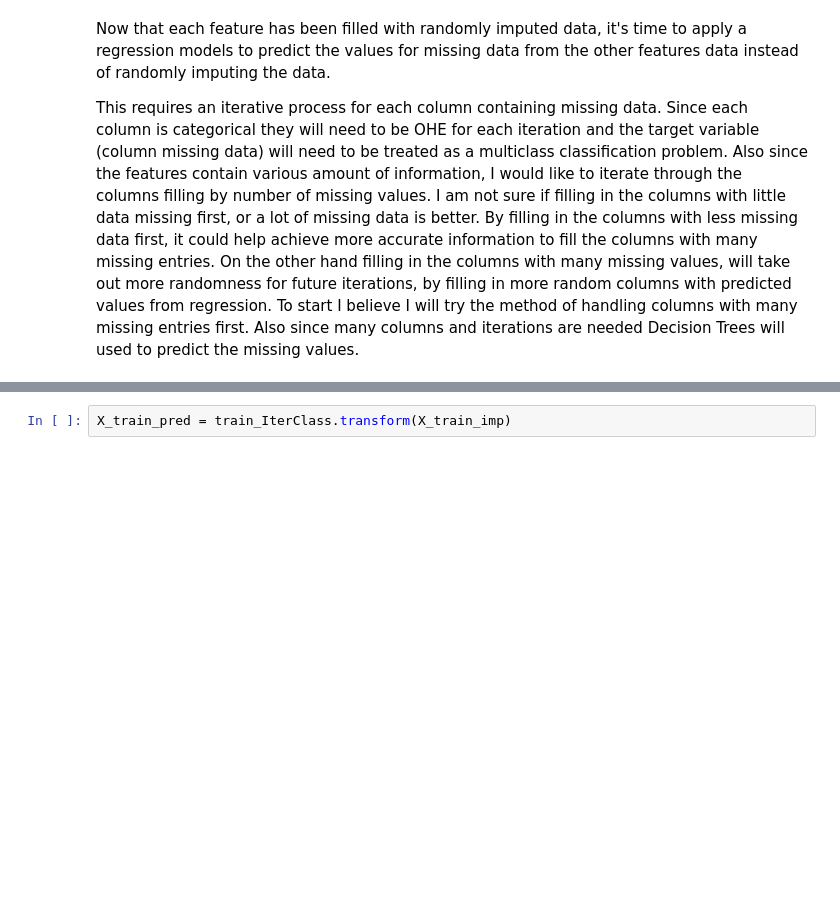
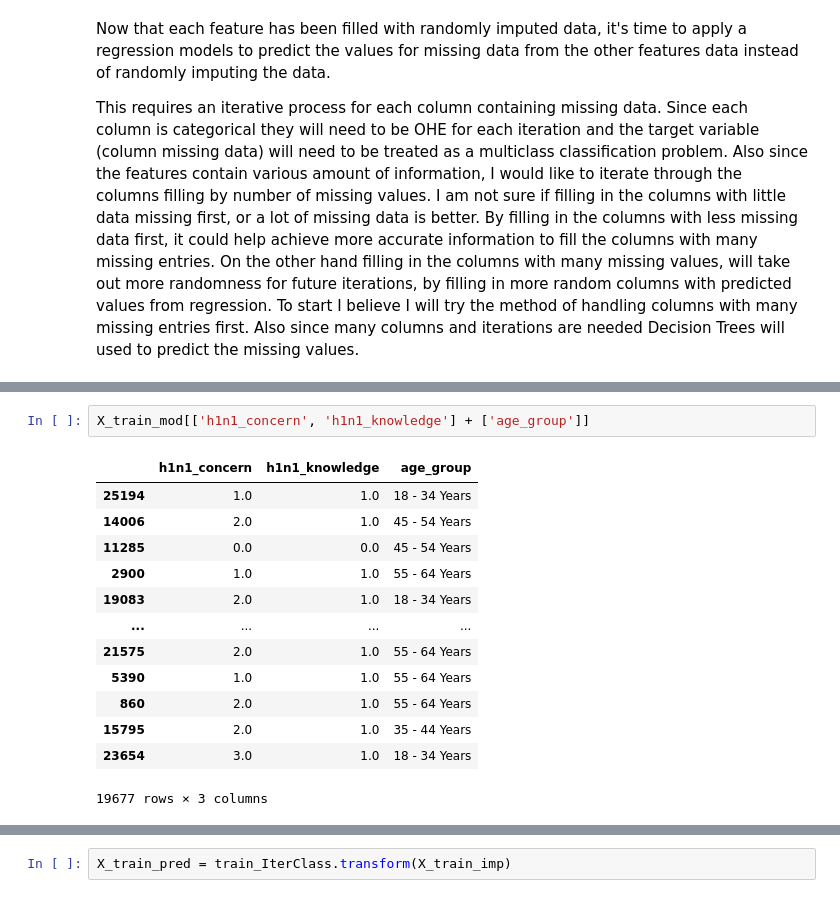
Before and after one commit to cschneck7/phase_3_project, a Jupyter notebook: H1N1 Vaccine Classification Notebook.ipynb, the cells around one changed output, grey strips where cells are left out. Cells and saved outputs as stored; diff of their text form; blank space fills up the shorter version.

```diff
--- a/H1N1 Vaccine Classification Notebook.ipynb
+++ b/H1N1 Vaccine Classification Notebook.ipynb
@@ -423,0 +434,16 @@ This requires an iterative process for each column containing missing data. Sinc
+# %%
+X_train_mod[['h1n1_concern', 'h1n1_knowledge'] + ['age_group']]
+# %% [output]
+|  | h1n1_concern | h1n1_knowledge | age_group |
+| 25194 | 1.0 | 1.0 | 18 - 34 Years |
+| 14006 | 2.0 | 1.0 | 45 - 54 Years |
+| 11285 | 0.0 | 0.0 | 45 - 54 Years |
+| 2900 | 1.0 | 1.0 | 55 - 64 Years |
+| 19083 | 2.0 | 1.0 | 18 - 34 Years |
+| ... | ... | ... | ... |
+| 21575 | 2.0 | 1.0 | 55 - 64 Years |
+| 5390 | 1.0 | 1.0 | 55 - 64 Years |
+| 860 | 2.0 | 1.0 | 55 - 64 Years |
+| 15795 | 2.0 | 1.0 | 35 - 44 Years |
+| 23654 | 3.0 | 1.0 | 18 - 34 Years |
+19677 rows × 3 columns
```
Also changed, not shown: parts of 8 cells of this notebook.
